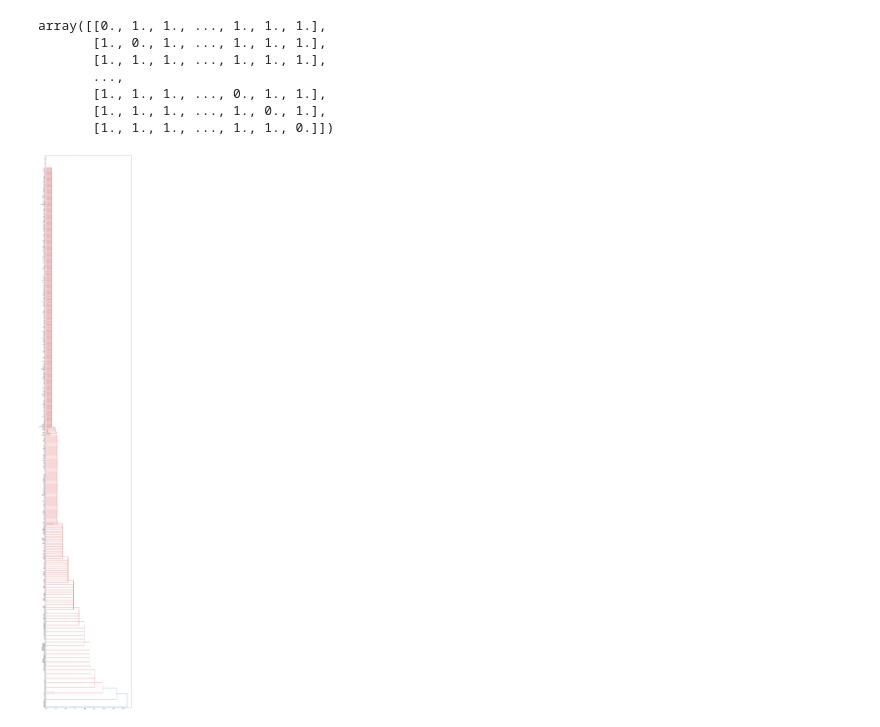
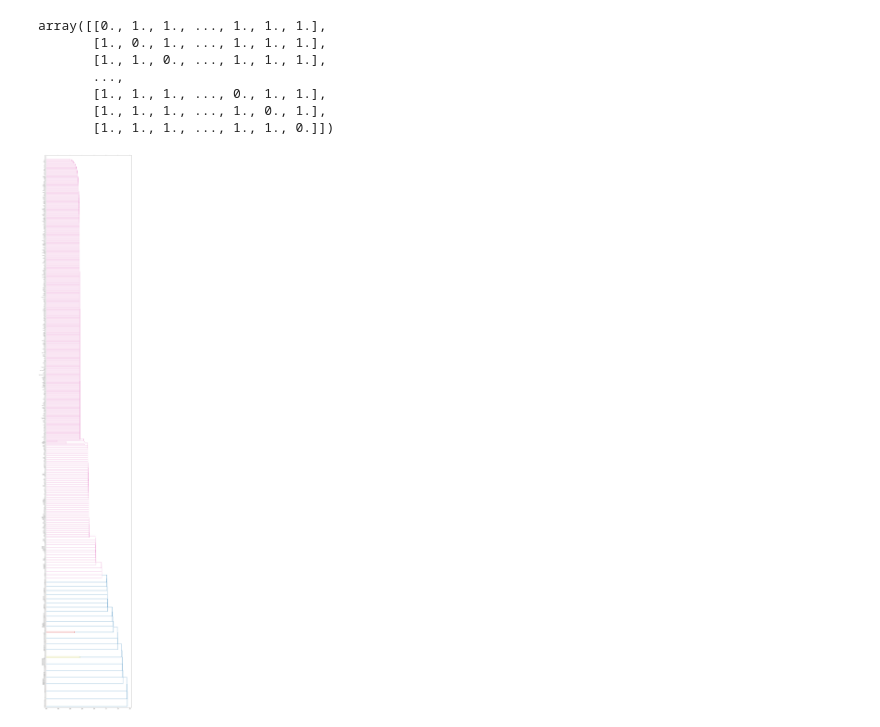
Before and after one commit to jonas-becker/automated-crawling-and-multi-level-clustering-of-news-articles, a Jupyter notebook: hierarchical_clustering.ipynb, the cells around one changed output. Drawn from its saved outputs; the diff is of its cells as text; code cells hidden in the pictures.

```diff
--- a/hierarchical_clustering.ipynb
+++ b/hierarchical_clustering.ipynb
@@ -32,13 +37,18 @@ nltk.download('averaged_perceptron_tagger')
 True
 # %%
+from nltk.stem import WordNetLemmatizer
+
 is_noun = lambda pos: pos[:2] == 'NN'
 nouns = []
+
+stemmer = WordNetLemmatizer()
+
 df['tokenized_words'] = df['maintext'].apply(nltk.word_tokenize)
 
 for element in df["tokenized_words"]:
-    nouns.append([word for (word, pos) in nltk.pos_tag(element) if is_noun(pos)])
+        	nouns.append([stemmer.lemmatize(word) for (word, pos) in nltk.pos_tag(element) if is_noun(pos) and len(word) > 2])
 
-df["nouns"] = nouns     #not optimal yet but doe the job
+df["nouns"] = nouns
 
 df.head(3)
 # %% [output]
@@ -60,7 +72,7 @@ def vectorize_texts(list_of_strings):
 # %%
 all_article_nouns = []
 for i, element in enumerate(nouns):
-    for j in range(5): #range(len(element)):
+    for j in range(3): #range(len(element)):
         all_article_nouns.append(element[j])
 
 vectorized_text = vectorize_texts(all_article_nouns)
@@ -72,27 +84,27 @@ dist
 # %% [output]
 array([[0., 1., 1., ..., 1., 1., 1.],
        [1., 0., 1., ..., 1., 1., 1.],
-       [1., 1., 1., ..., 1., 1., 1.],
+       [1., 1., 0., ..., 1., 1., 1.],
        ...,
        [1., 1., 1., ..., 0., 1., 1.],
        [1., 1., 1., ..., 1., 0., 1.],
        [1., 1., 1., ..., 1., 1., 0.]])
 # %%
-from scipy.cluster.hierarchy import ward, dendrogram
+from scipy.cluster.hierarchy import linkage, dendrogram
 import matplotlib.pyplot as plt
 
-linkage_matrix = ward(dist)
+linkage_matrix = linkage(dist, 'average')
 
 fig, ax = plt.subplots(figsize=(15, 100)) # set size
-ax = dendrogram(linkage_matrix, orientation="right", labels=all_article_nouns)
+ax = dendrogram(linkage_matrix, orientation="right", labels=all_article_nouns )
 
 plt.tick_params(\
     axis= 'x',          # changes apply to the x-axis
     which='both',      # both major and minor ticks are affected
     bottom='off',      # ticks along the bottom edge are off
     top='off',         # ticks along the top edge are off
     labelbottom='off')
 
 plt.show()
 # %% [output]
-[figure, old version]
+[figure, new version]
```
Also changed, not shown: parts of 5 cells of this notebook.
